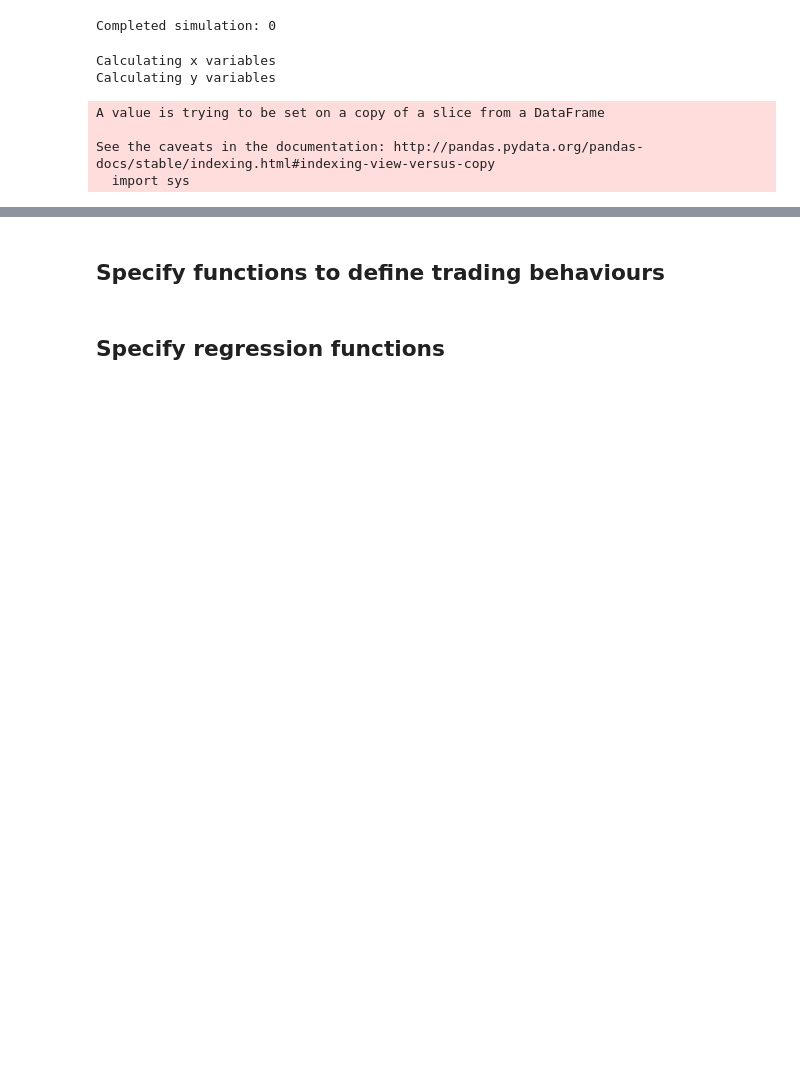
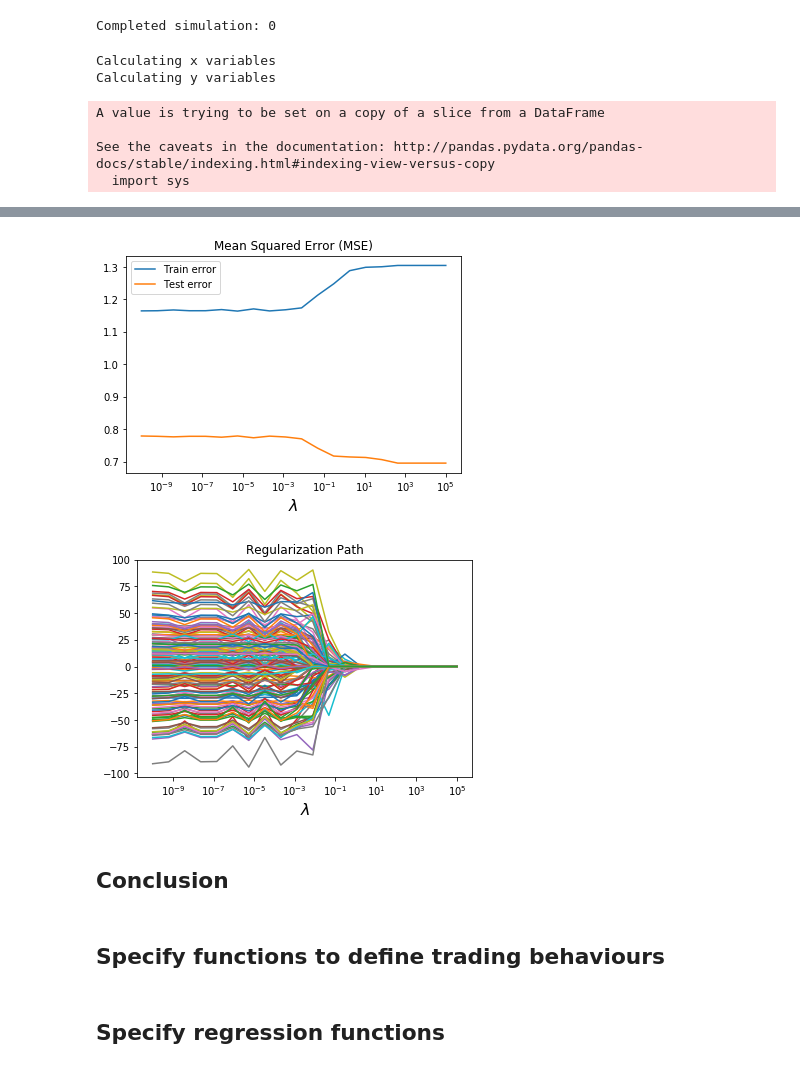
Before and after one commit to HugoLu88/Strategy-creation, a Jupyter notebook: strategy_elastic_net.ipynb, the cells around one changed output, grey strips where cells are left out. Cells and saved outputs as stored; diff of their text form; code cells hidden in the pictures; blank space fills up the shorter version.

```diff
--- a/strategy_elastic_net.ipynb
+++ b/strategy_elastic_net.ipynb
@@ -575,7 +575,7 @@ def mse_ridge(X, Y, beta):
 ## Elastic net
 
 def loss_fn_elastic_net(X, Y, beta):
-    return cp.pnorm(X @ beta - Y, p=2)**2
+    return cp.pnorm(Y - X @ beta , p=2)**2
 
 def regularizer_elastic_net(beta,lambd,lambd2):
     return (lambd2)*cp.pnorm(beta, p=2)**2 + (lambd)*cp.norm1(beta)
@@ -689,7 +691,7 @@ Calculating y variables
 # %%
 out = out[x_var_list+y_var_list]
 # %%
-out = normalise_data(out,x_var_list)
+out = normalise_data(out,x_var_list+y_var_list)
 # %% [output]
 A value is trying to be set on a copy of a slice from a DataFrame
 
@@ -711,0 +728,5 @@ one
+# %%
+Y = regression_data[dep_var].apply(lambda x: 1 if x > 0 else 0)
+# %%
+dep_var_type = ""
+dep_var = "forward_21_opportunity"
@@ -711,0 +829,8 @@ one
+# %%
+plot_train_test_errors(train_errors, test_errors, lambd_values)
+plot_regularization_path(lambd_values, beta_values)
+# %% [output]
+[figure, added]
+[figure, added]
+# %% [markdown]
+## Conclusion
```
Also changed, not shown: parts of 10 cells of this notebook.
